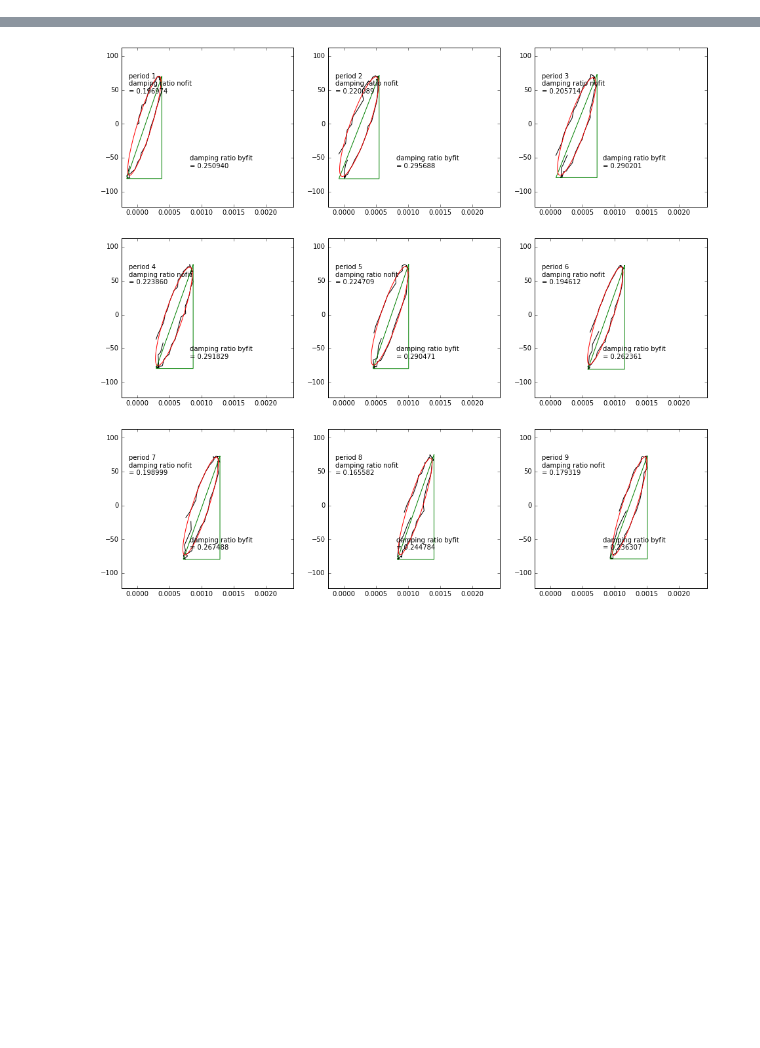
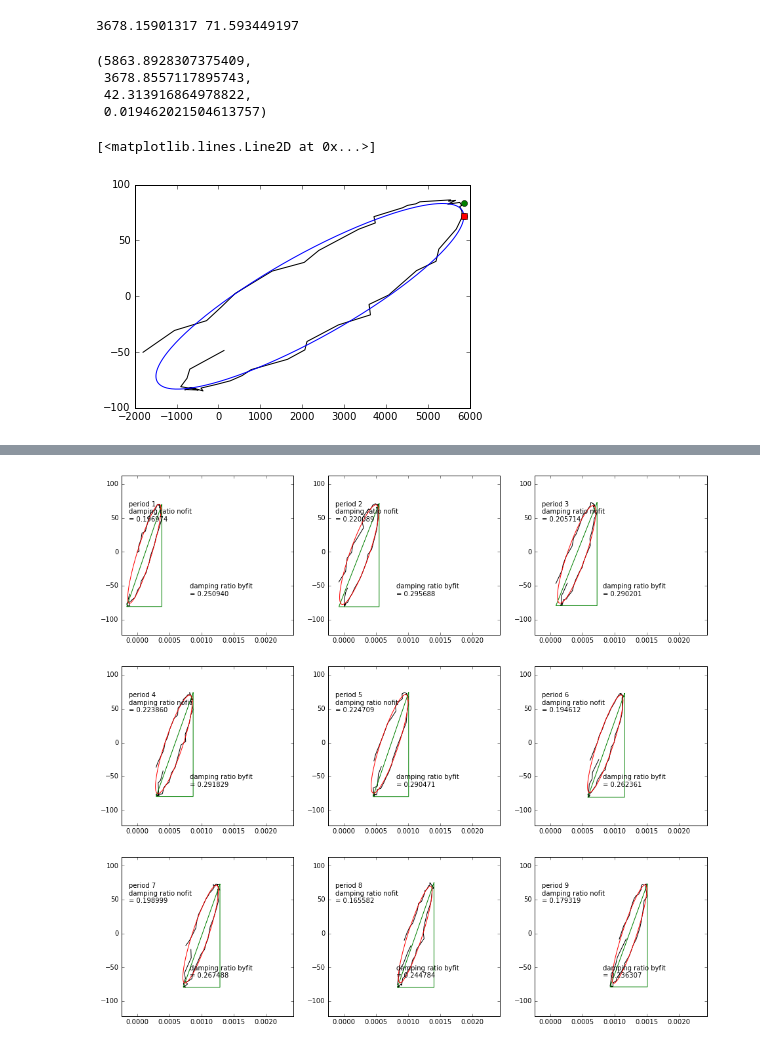
Before and after one commit to FryeT/dongli, a Jupyter notebook: dl_G345/dl_G345.ipynb, the cells around one changed output, grey strips where cells are left out. Cells and saved outputs as stored; diff of their text form; code cells hidden in the pictures; blank space fills up the shorter version.

```diff
--- a/dl_G345/dl_G345.ipynb
+++ b/dl_G345/dl_G345.ipynb
@@ -15,0 +29,3 @@ df['sigma_d'] = (df['力']-df['力'][0])/A0
+# %%
+loop = np.stack((df['epsilon_d'].values[50:100],df['sigma_d'].values[50:100]),axis=-1)
+loop
@@ -15,0 +50,38 @@ df['sigma_d'] = (df['力']-df['力'][0])/A0
+# %%
+x, y = loop[:, 0]*10000000, loop[:, 1]
+R = np.arange(0, 2*np.pi, 0.01)
+aa = fitEllipse(x, y)
+center = ellipse_center(aa)
+phi = ellipse_angle_of_rotation(aa)
+a, b = ellipse_axis_length(aa)
+if a < b:
+    a, b = b, a
+xx = (center[0] + a*np.cos(R)*np.cos(phi) - b*np.sin(R)*np.sin(phi))
+yy = (center[1] + a*np.cos(R)*np.sin(phi) + b*np.sin(R)*np.cos(phi))
+# %%
+epsilon_m = (center[0]+a*np.cos(phi))    #椭圆顶点的x值，动应变顶点
+sigma_m = center[1]+a*np.sin(phi)      #椭圆定点的y值，动应力顶点
+# %%
+xxyy=np.stack(((xx-center[0]),yy-center[1]),axis=-1)
+xm,ym=max(xxyy[xxyy[:,1]>0], key=lambda x: x.dot(x))
+print(xm,ym)
+# %% [output]
+3678.15901317 71.593449197
+# %%
+xx.max(),a,b,phi
+# %% [output]
+(5863.8928307375409,
+ 3678.8557117895743,
+ 42.313916864978822,
+ 0.019462021504613757)
+# %%
+plt.plot(loop[:,0]*1e7,loop[:,1],'k-')
+#plt.plot(xx[0:50],yy[0:50],'r')
+plt.plot(xx,yy,'b')
+#plt.plot(center[0]/1000,center[1],'go')
+plt.plot(xx.max(),yy.max(),'go')
+plt.plot(xm+center[0],ym,'ro')
+plt.plot(epsilon_m,sigma_m,'rs')
+# %% [output]
+[<matplotlib.lines.Line2D at 0x...>]
+[figure, added]
```
Also changed, not shown: parts of 4 cells of this notebook, 2 other files.
